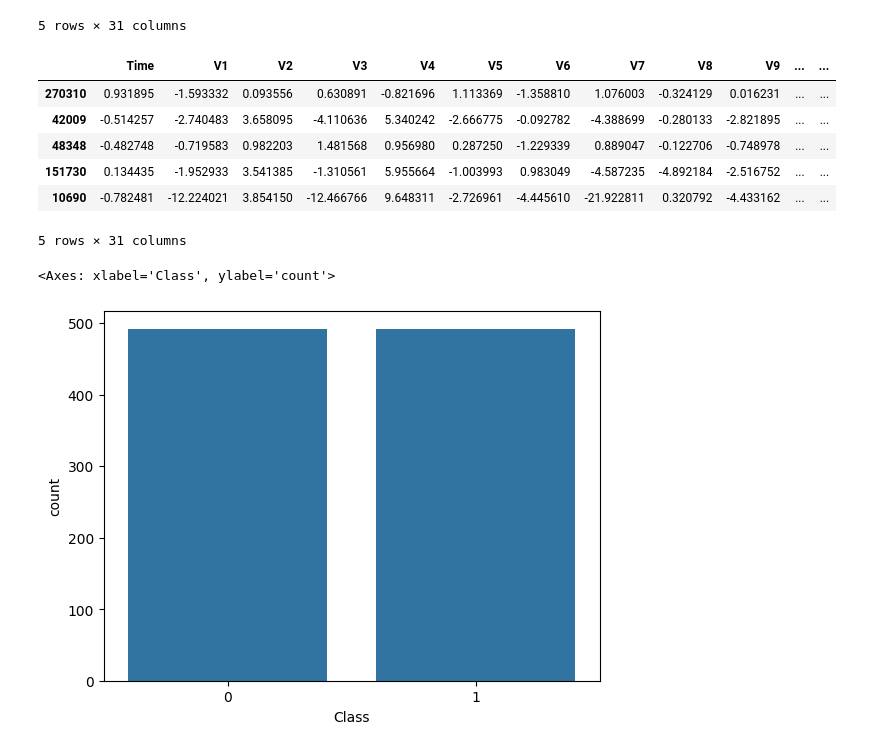
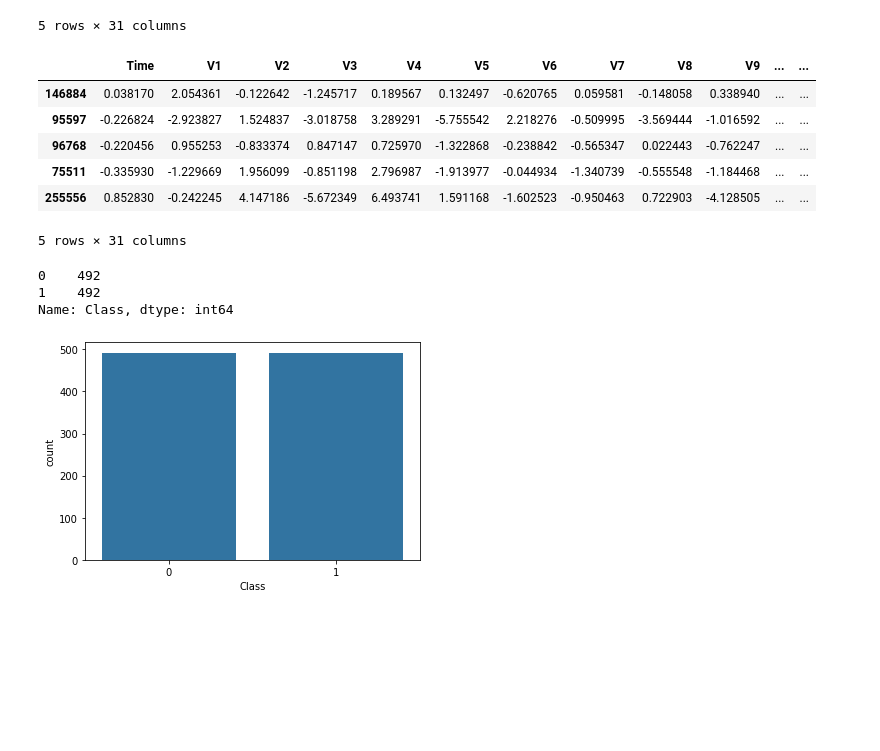
Before and after one commit to Lychee-acaca/SEP785_Project, a Jupyter notebook: sep785_project.ipynb, the cells around one changed output. Drawn from its saved outputs; the diff is of its cells as text; code cells hidden in the pictures; blank space fills up the shorter version.

Commit message:
add data processing

```diff
--- a/sep785_project.ipynb
+++ b/sep785_project.ipynb
@@ -23,7 +18,7 @@ import time
 from sklearn.preprocessing import StandardScaler, RobustScaler
 from sklearn.model_selection import train_test_split
 # %%
-df = pd.read_csv('./creditcard.csv')
+df = pd.read_csv('../creditcard.csv')
 df.head()
 # %% [output]
 |  | Time | V1 | V2 | V3 | V4 | V5 | V6 | V7 | V8 | V9 | ... | ... |
@@ -58,7 +60,7 @@ df.head()
 | 4 | -0.994960 | -1.158233 | 0.877737 | 1.548718 | 0.403034 | -0.407193 | 0.095921 | 0.592941 | -0.270533 | 0.817739 | ... | ... |
 5 rows × 31 columns
 # %%
-df = df.sample(frac=1)
+df = df.sample(frac=1, random_state=42)
 
 # amount of fraud classes 492 rows.
 fraud_df = df.loc[df['Class'] == 1]
@@ -67,19 +69,22 @@ non_fraud_df = df.loc[df['Class'] == 0][:492]
 normal_distributed_df = pd.concat([fraud_df, non_fraud_df])
 
 # Shuffle dataframe rows
-new_df = normal_distributed_df.sample(frac=1, random_state=42)
+df = normal_distributed_df.sample(frac=1, random_state=42)
 
-new_df.head()
+df.head()
 # %% [output]
 |  | Time | V1 | V2 | V3 | V4 | V5 | V6 | V7 | V8 | V9 | ... | ... |
-| 270310 | 0.931895 | -1.593332 | 0.093556 | 0.630891 | -0.821696 | 1.113369 | -1.358810 | 1.076003 | -0.324129 | 0.016231 | ... | ... |
-| 42009 | -0.514257 | -2.740483 | 3.658095 | -4.110636 | 5.340242 | -2.666775 | -0.092782 | -4.388699 | -0.280133 | -2.821895 | ... | ... |
-| 48348 | -0.482748 | -0.719583 | 0.982203 | 1.481568 | 0.956980 | 0.287250 | -1.229339 | 0.889047 | -0.122706 | -0.748978 | ... | ... |
-| 151730 | 0.134435 | -1.952933 | 3.541385 | -1.310561 | 5.955664 | -1.003993 | 0.983049 | -4.587235 | -4.892184 | -2.516752 | ... | ... |
-| 10690 | -0.782481 | -12.224021 | 3.854150 | -12.466766 | 9.648311 | -2.726961 | -4.445610 | -21.922811 | 0.320792 | -4.433162 | ... | ... |
+| 146884 | 0.038170 | 2.054361 | -0.122642 | -1.245717 | 0.189567 | 0.132497 | -0.620765 | 0.059581 | -0.148058 | 0.338940 | ... | ... |
+| 95597 | -0.226824 | -2.923827 | 1.524837 | -3.018758 | 3.289291 | -5.755542 | 2.218276 | -0.509995 | -3.569444 | -1.016592 | ... | ... |
+| 96768 | -0.220456 | 0.955253 | -0.833374 | 0.847147 | 0.725970 | -1.322868 | -0.238842 | -0.565347 | 0.022443 | -0.762247 | ... | ... |
+| 75511 | -0.335930 | -1.229669 | 1.956099 | -0.851198 | 2.796987 | -1.913977 | -0.044934 | -1.340739 | -0.555548 | -1.184468 | ... | ... |
+| 255556 | 0.852830 | -0.242245 | 4.147186 | -5.672349 | 6.493741 | 1.591168 | -1.602523 | -0.950463 | 0.722903 | -4.128505 | ... | ... |
 5 rows × 31 columns
 # %%
-sns.countplot(x='Class', data=new_df)
+sns.countplot(x='Class', data=df)
+df['Class'].value_counts()
 # %% [output]
-<Axes: xlabel='Class', ylabel='count'>
+0    492
+1    492
+Name: Class, dtype: int64
-[figure, old version]
+[figure, new version]
```
Also changed, not shown: parts of 14 cells of this notebook.
